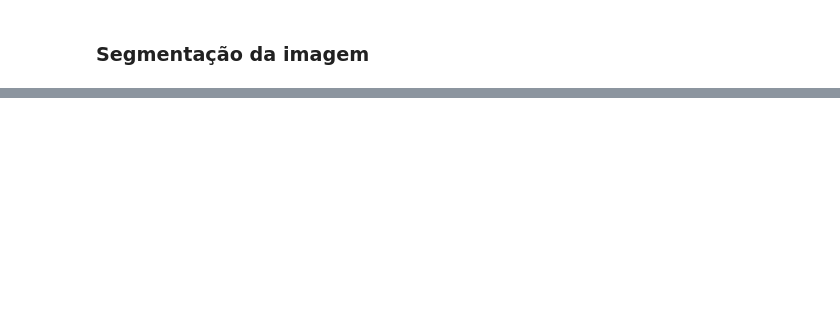
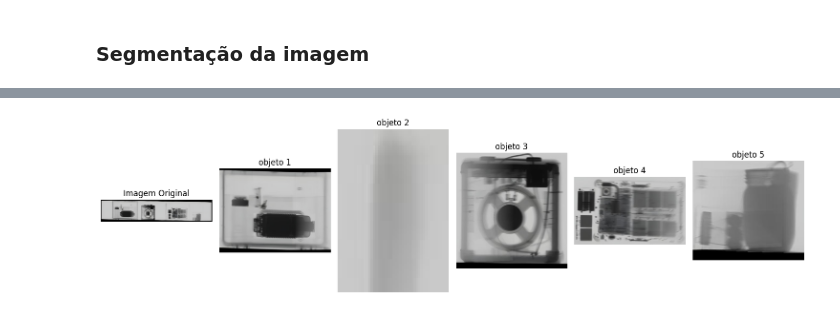
Before and after one commit to joserobertomi/Trabalho_PDI, a Jupyter notebook: main.ipynb, the cells around one changed output, grey strips where cells are left out. Cells and saved outputs as stored; diff of their text form; code cells hidden in the pictures; blank space fills up the shorter version.

```diff
--- a/main.ipynb
+++ b/main.ipynb
@@ -239,0 +236,36 @@ plt.show()
+# %%
+import matplotlib.pyplot as plt
+from skimage import io, measure, color
+from skimage.filters import threshold_otsu
+from skimage.morphology import label
+from skimage.util import img_as_ubyte
+from skimage.io import imread, imshow
+
+original_frame = imread("xray.jpg")
+
+# Identificar as propriedades das regiões
+regions = measure.regionprops(labeled_image)
+
+# Exibir a imagem original para referência
+fig, ax = plt.subplots(1, len(regions) + 1, figsize=(15, 5))
+ax[0].imshow(original_frame, cmap='gray')
+ax[0].set_title('Imagem Original')
+ax[0].axis('off')
+
+# Cortar e exibir cada região segmentada
+for i, region in enumerate(regions):
+    # Coordenadas do bounding box (caixa delimitadora)
+    min_row, min_col, max_row, max_col = region.bbox
+
+    # Cortar a região da imagem original
+    cropped_region = img_as_ubyte(original_frame[min_row:max_row, min_col:max_col])
+
+    # Exibir a região cortada
+    ax[i+1].imshow(cropped_region, cmap='gray')
+    ax[i+1].set_title(f'objeto {i+1}')
+    ax[i+1].axis('off')
+
+plt.tight_layout()
+plt.show()
+# %% [output]
+[figure, added]
```
Also changed, not shown: parts of 2 cells of this notebook.
